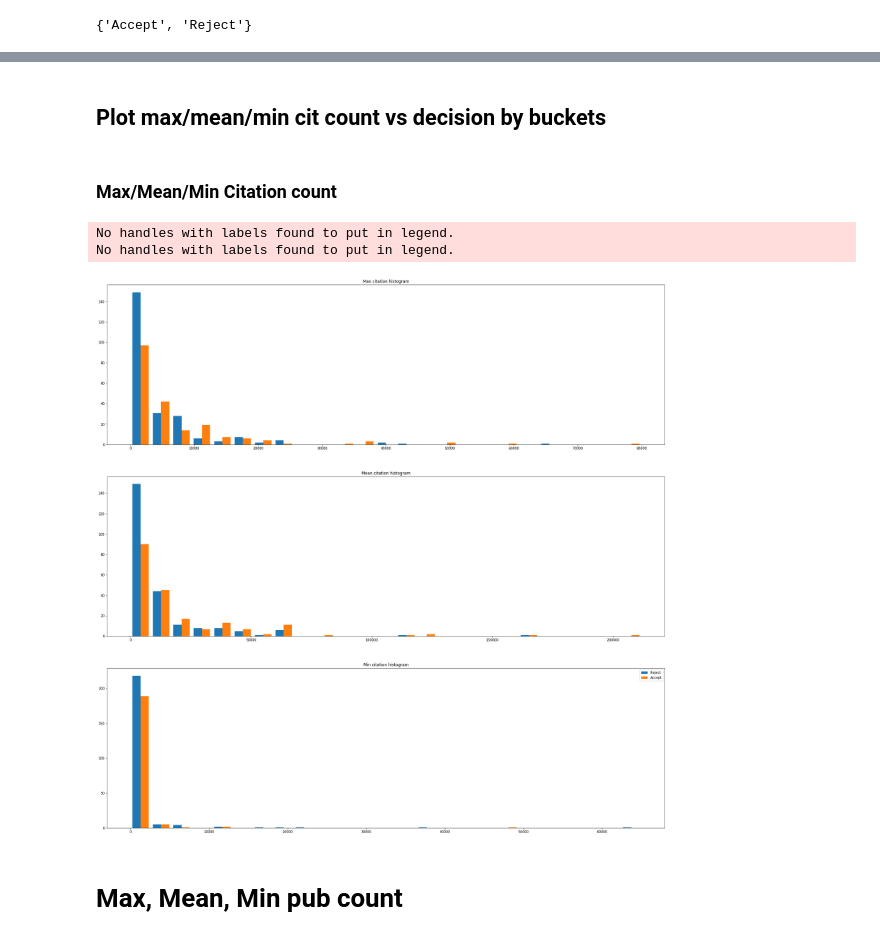
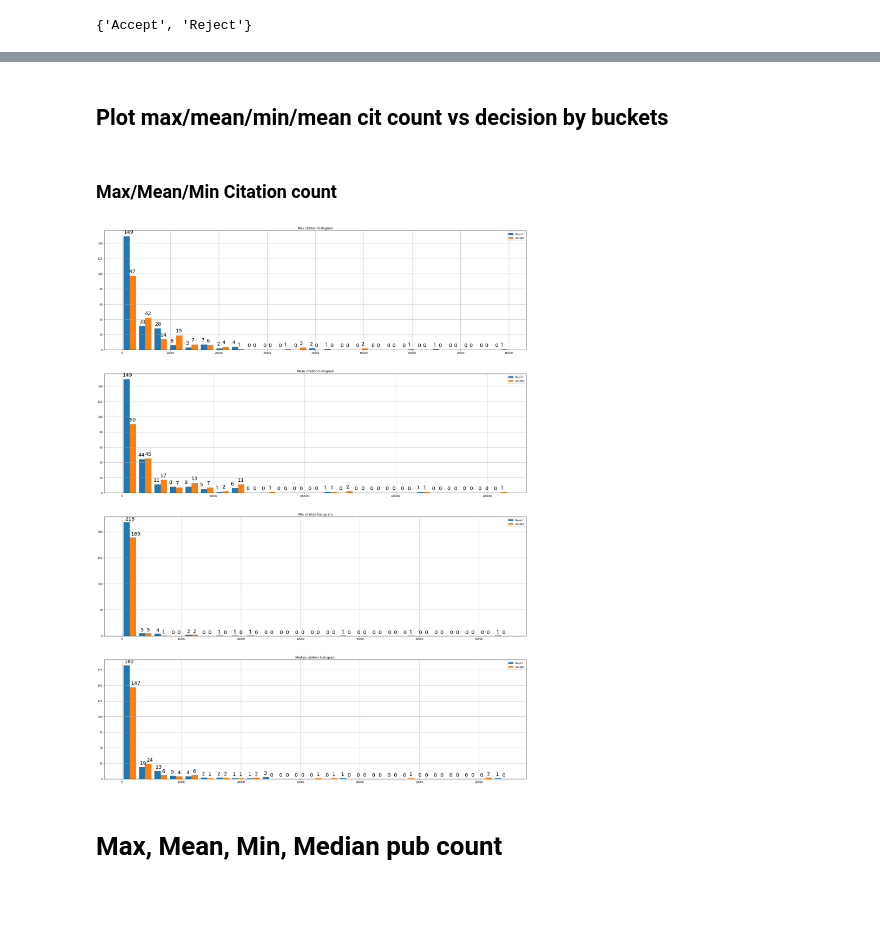
Before and after one commit to shruti-singh/PaperAcceptancePrediction, a Jupyter notebook: shruti/mag_data_extraction/PlotAuthorStats.ipynb, the cells around one changed output, grey strips where cells are left out. Cells and saved outputs as stored; diff of their text form; code cells hidden in the pictures; blank space fills up the shorter version.

Commit message:
add info to graphs

```diff
--- a/shruti/mag_data_extraction/PlotAuthorStats.ipynb
+++ b/shruti/mag_data_extraction/PlotAuthorStats.ipynb
@@ -41,6 +41,6 @@ s
 # %%
 for k in org_papers:
     if len(org_papers[k]["cit_count_gs"]) > 0:
-        org_papers[k]["gs_cit_stat"] = [np.mean(org_papers[k]["cit_count_gs"]), np.max(org_papers[k]["cit_count_gs"]), np.min(org_papers[k]["cit_count_gs"])]
+        org_papers[k]["gs_cit_stat"] = [np.mean(org_papers[k]["cit_count_gs"]), np.max(org_papers[k]["cit_count_gs"]), np.min(org_papers[k]["cit_count_gs"]), np.median(org_papers[k]["cit_count_gs"])]
     if len(org_papers[k]["pub_count_gs"]) > 0:
-        org_papers[k]["gs_pub_stat"] = [np.mean(org_papers[k]["pub_count_gs"]), np.max(org_papers[k]["pub_count_gs"]), np.min(org_papers[k]["pub_count_gs"])]
+        org_papers[k]["gs_pub_stat"] = [np.mean(org_papers[k]["pub_count_gs"]), np.max(org_papers[k]["pub_count_gs"]), np.min(org_papers[k]["pub_count_gs"]), np.median(org_papers[k]["pub_count_gs"])]
@@ -47,8 +73,8 @@ for k in org_papers:
 # %% [markdown]
-## Plot max/mean/min cit count vs decision by buckets
+## Plot max/mean/min/mean cit count vs decision by buckets
 # %%
-acc_cit = [[], [], []]
-rej_cit = [[], [], []]
+acc_cit = [[], [], [], []]
+rej_cit = [[], [], [], []]
 
 for k in org_papers:
     if "gs_cit_stat" in org_papers[k]:
@@ -56,41 +82,69 @@ for k in org_papers:
             acc_cit[0].append(org_papers[k]["gs_cit_stat"][0])
             acc_cit[1].append(org_papers[k]["gs_cit_stat"][1])
             acc_cit[2].append(org_papers[k]["gs_cit_stat"][2])
+            acc_cit[3].append(org_papers[k]["gs_cit_stat"][3])
         elif org_papers[k]["label"].lower() == "reject":
             rej_cit[0].append(org_papers[k]["gs_cit_stat"][0])
             rej_cit[1].append(org_papers[k]["gs_cit_stat"][1])
             rej_cit[2].append(org_papers[k]["gs_cit_stat"][2])
+            rej_cit[3].append(org_papers[k]["gs_cit_stat"][3])
 # %% [markdown]
 ### Max/Mean/Min Citation count
 # %%
-f, (ax1, ax2, ax3) = plt.subplots(3, 1, figsize=(30, 30))
+f, (ax1, ax2, ax3, ax4) = plt.subplots(4, 1, figsize=(30, 40))
 
 # Max
 x1 = sorted(rej_cit[0])
 x2 = sorted(acc_cit[0])
 n, bins, patches = ax1.hist([x1,x2], bins=25, label=["Reject", "Accept"])
-plt.legend(loc='upper right')
+for index,d in enumerate(n[0]):
+    ax1.text(x=bins[index]+400 , y=d+4, s="{0:g}".format(d),fontdict=dict(fontsize=20))
+for index,d in enumerate(n[1]):
+    ax1.text(x=bins[index]+1500 , y=d+4, s="{0:g}".format(d),fontdict=dict(fontsize=20))
+ax1.legend(loc='upper right')
 ax1.set_title('Max citation histogram')
+ax1.grid()
 
 # Mean
 x1 = sorted(rej_cit[1])
 x2 = sorted(acc_cit[1])
 n, bins, patches = ax2.hist([x1,x2], bins=25, label=["Reject", "Accept"])
-plt.legend(loc='upper right')
+for index,d in enumerate(n[0]):
+    ax2.text(x=bins[index]+300, y=d+4, s="{0:g}".format(d),fontdict=dict(fontsize=20))
+for index,d in enumerate(n[1]):
+    ax2.text(x=bins[index]+4000 , y=d+4, s="{0:g}".format(d),fontdict=dict(fontsize=20))
+ax2.legend(loc='upper right')
 ax2.set_title('Mean citation histogram')
+ax2.grid()
 
 # Min
 x1 = sorted(rej_cit[2])
 x2 = sorted(acc_cit[2])
 n, bins, patches = ax3.hist([x1,x2], bins=25, label=["Reject", "Accept"])
-plt.legend(loc='upper right')
+for index,d in enumerate(n[0]):
+    ax3.text(x=bins[index]+500, y=d+4, s="{0:g}".format(d),fontdict=dict(fontsize=20))
+for index,d in enumerate(n[1]):
+    ax3.text(x=bins[index]+1500 , y=d+4, s="{0:g}".format(d),fontdict=dict(fontsize=20))
+ax3.legend(loc='upper right')
 ax3.set_title('Min citation histogram')
+ax3.grid()
 
+# Median
+x1 = sorted(rej_cit[3])
+x2 = sorted(acc_cit[3])
+n, bins, patches = ax4.hist([x1,x2], bins=25, label=["Reject", "Accept"])
+for index,d in enumerate(n[0]):
+    ax4.text(x=bins[index]+400, y=d+4, s="{0:g}".format(d),fontdict=dict(fontsize=20))
+for index,d in enumerate(n[1]):
+    ax4.text(x=bins[index]+1500 , y=d+4, s="{0:g}".format(d),fontdict=dict(fontsize=20))
+ax4.legend(loc='upper right')
+ax4.set_title('Median citation histogram')
+ax4.grid()
+
+plt.savefig("../images/GS_citation_stats.png")
 plt.show()
 # %% [output]
-No handles with labels found to put in legend.
-No handles with labels found to put in legend.
-[figure, old version]
+[figure, new version]
 # %% [markdown]
-# Max, Mean, Min pub count
+# Max, Mean, Min, Median pub count
 # %%
```
Also changed, not shown: parts of 11 cells of this notebook.
